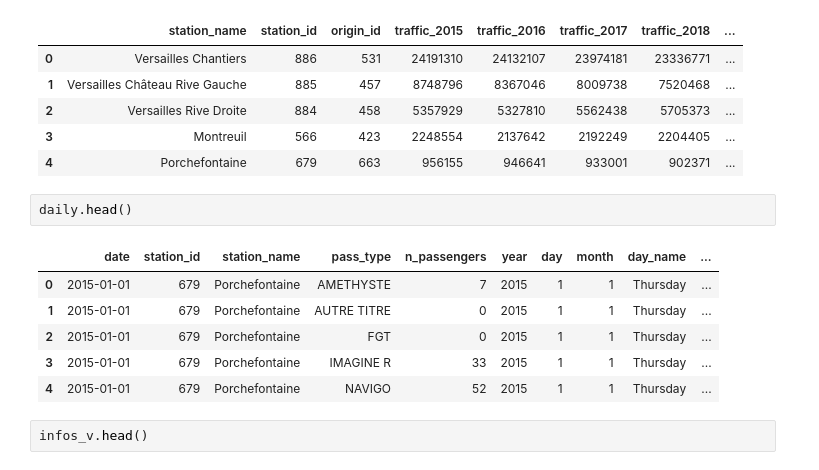
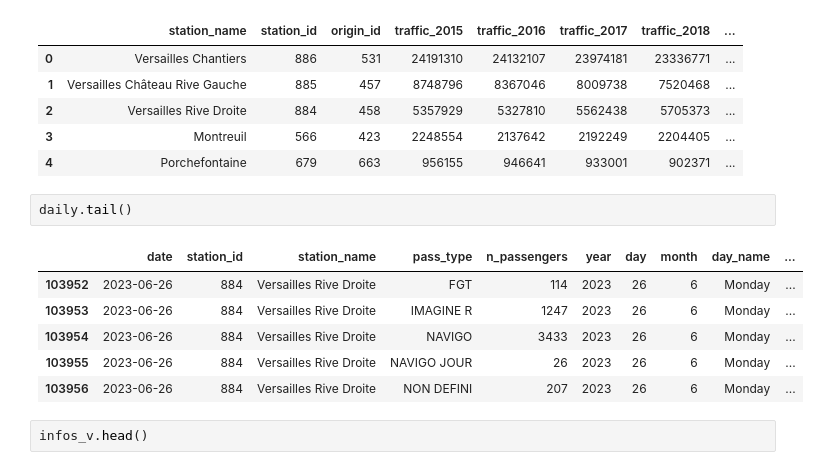
Before and after one commit to lucas-lfp/even-flow__railway-traffic-dashboard, a Jupyter notebook: ef_versailles.ipynb, the cells around one changed output. Cells and saved outputs as stored; diff of their text form.

```diff
--- a/ef_versailles.ipynb
+++ b/ef_versailles.ipynb
@@ -204,14 +215,14 @@ traffic.head()
 | 3 | Montreuil | 566 | 423 | 2248554 | 2137642 | 2192249 | 2204405 | ... |
 | 4 | Porchefontaine | 679 | 663 | 956155 | 946641 | 933001 | 902371 | ... |
 # %%
-daily.head()
+daily.tail()
 # %% [output]
 |  | date | station_id | station_name | pass_type | n_passengers | year | day | month | day_name | ... |
-| 0 | 2015-01-01 | 679 | Porchefontaine | AMETHYSTE | 7 | 2015 | 1 | 1 | Thursday | ... |
-| 1 | 2015-01-01 | 679 | Porchefontaine | AUTRE TITRE | 0 | 2015 | 1 | 1 | Thursday | ... |
-| 2 | 2015-01-01 | 679 | Porchefontaine | FGT | 0 | 2015 | 1 | 1 | Thursday | ... |
-| 3 | 2015-01-01 | 679 | Porchefontaine | IMAGINE R | 33 | 2015 | 1 | 1 | Thursday | ... |
-| 4 | 2015-01-01 | 679 | Porchefontaine | NAVIGO | 52 | 2015 | 1 | 1 | Thursday | ... |
+| 103952 | 2023-06-26 | 884 | Versailles Rive Droite | FGT | 114 | 2023 | 26 | 6 | Monday | ... |
+| 103953 | 2023-06-26 | 884 | Versailles Rive Droite | IMAGINE R | 1247 | 2023 | 26 | 6 | Monday | ... |
+| 103954 | 2023-06-26 | 884 | Versailles Rive Droite | NAVIGO | 3433 | 2023 | 26 | 6 | Monday | ... |
+| 103955 | 2023-06-26 | 884 | Versailles Rive Droite | NAVIGO JOUR | 26 | 2023 | 26 | 6 | Monday | ... |
+| 103956 | 2023-06-26 | 884 | Versailles Rive Droite | NON DEFINI | 207 | 2023 | 26 | 6 | Monday | ... |
 # %%
 infos_v.head()
 # %% [output]
```
Also changed, not shown: parts of 2 cells of this notebook.
